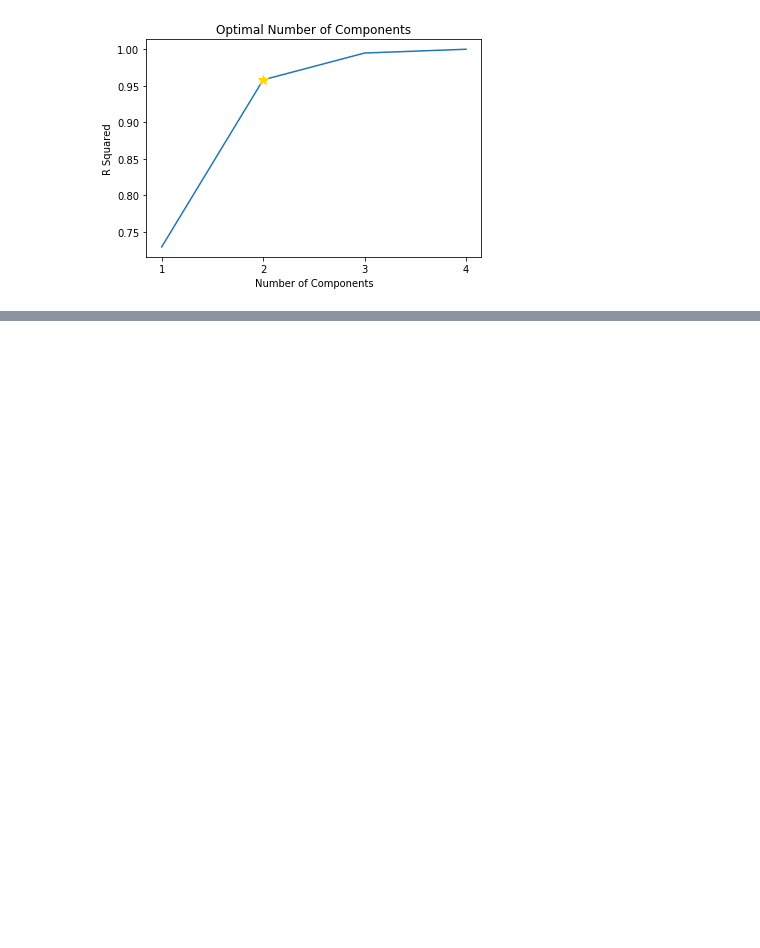
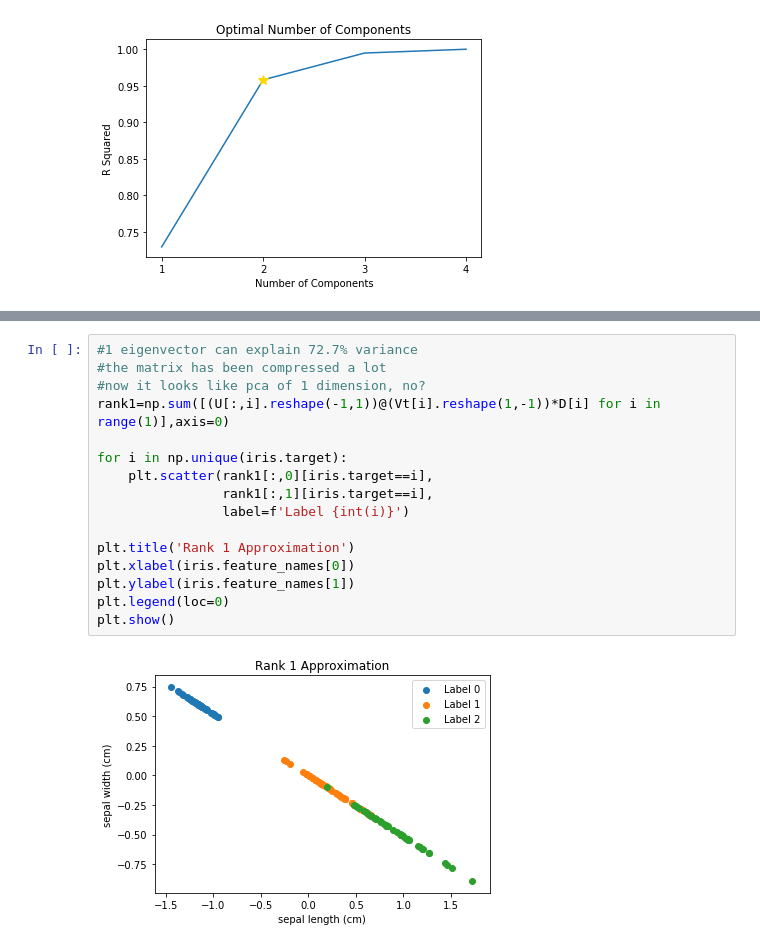
Before and after one commit to je-suis-tm/machine-learning, a Jupyter notebook: principal component analysis.ipynb, the cells around one changed output, grey strips where cells are left out. Saved outputs shown, nothing was run; the diff lists cells and outputs as text; blank space fills up the shorter version.

```diff
--- a/principal component analysis.ipynb
+++ b/principal component analysis.ipynb
@@ -255,0 +305,18 @@ plt.show()
+# %%
+#1 eigenvector can explain 72.7% variance
+#the matrix has been compressed a lot
+#now it looks like pca of 1 dimension, no?
+rank1=np.sum([(U[:,i].reshape(-1,1))@(Vt[i].reshape(1,-1))*D[i] for i in range(1)],axis=0)
+
+for i in np.unique(iris.target):
+    plt.scatter(rank1[:,0][iris.target==i],
+                rank1[:,1][iris.target==i],
+                label=f'Label {int(i)}')
+
+plt.title('Rank 1 Approximation')
+plt.xlabel(iris.feature_names[0])
+plt.ylabel(iris.feature_names[1])
+plt.legend(loc=0)
+plt.show()
+# %% [output]
+[figure, added]
```
Also changed, not shown: parts of 5 cells of this notebook.
